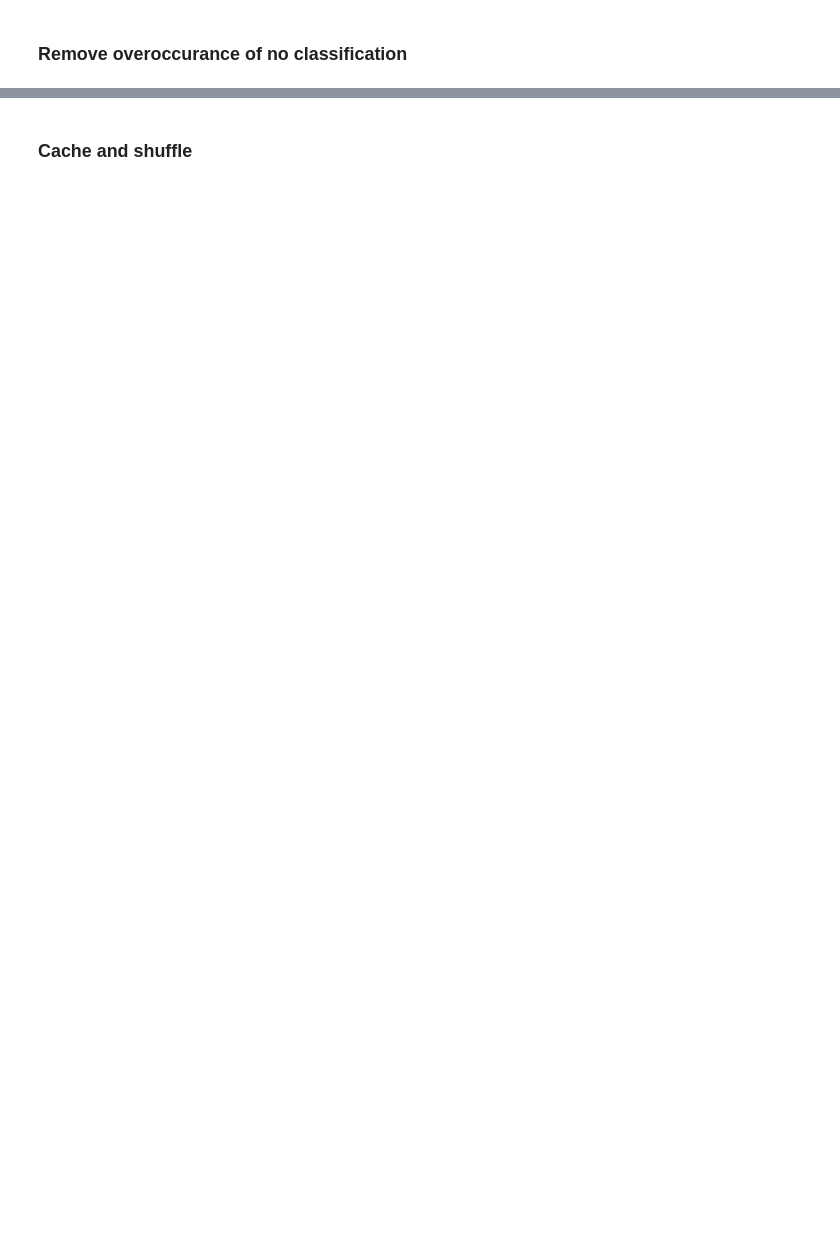
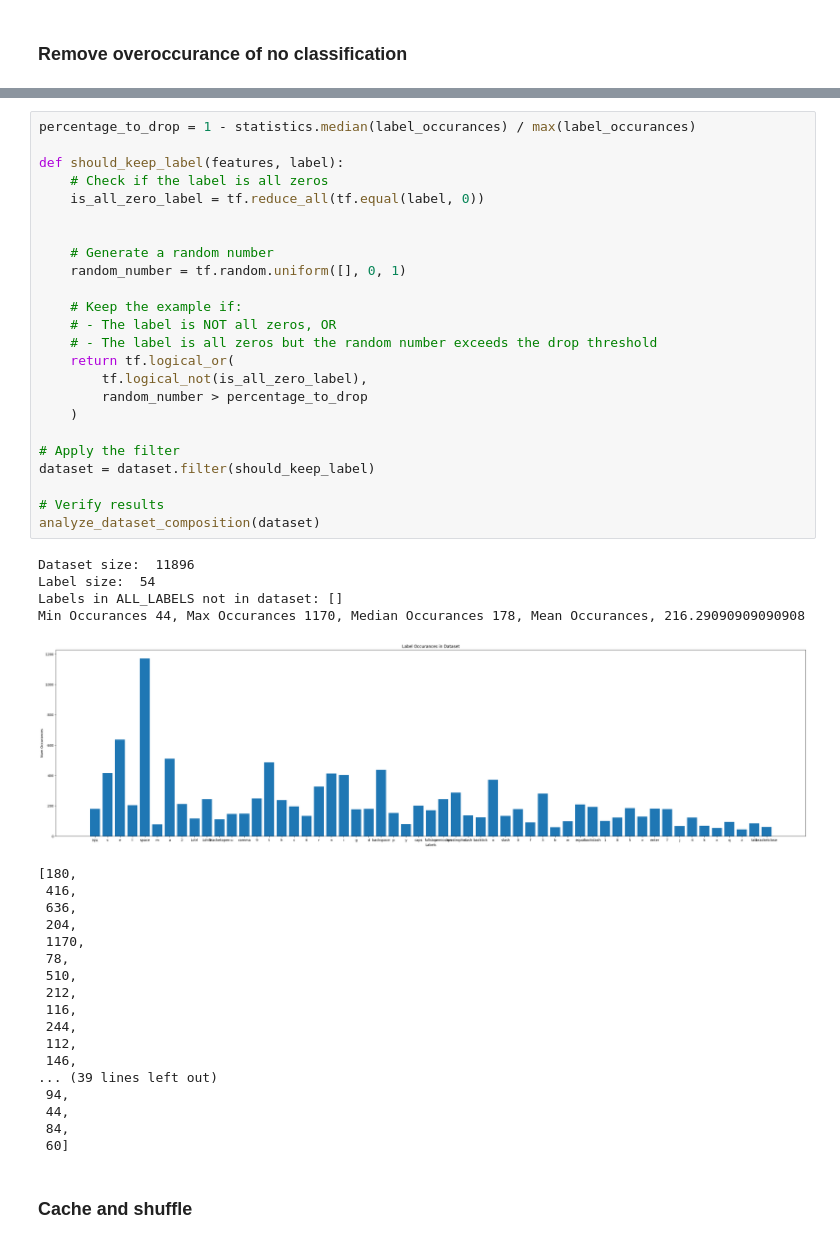
Before and after one commit to IConnC/Acoustic-Keylogger, a Jupyter notebook: data-manipulation/generate_Supp_Dataset.ipynb, the cells around one changed output, grey strips where cells are left out. Drawn from its saved outputs; the diff is of its cells as text; blank space fills up the shorter version.

```diff
--- a/data-manipulation/generate_Supp_Dataset.ipynb
+++ b/data-manipulation/generate_Supp_Dataset.ipynb
@@ -347,3 +353,50 @@ Labels in ALL_LABELS but not in my labels: [b'equal']
+# %%
+percentage_to_drop = 1 - statistics.median(label_occurances) / max(label_occurances)
+
+def should_keep_label(features, label):
+    # Check if the label is all zeros
+    is_all_zero_label = tf.reduce_all(tf.equal(label, 0))
+
+
+    # Generate a random number
+    random_number = tf.random.uniform([], 0, 1)
+
+    # Keep the example if:
+    # - The label is NOT all zeros, OR
+    # - The label is all zeros but the random number exceeds the drop threshold
+    return tf.logical_or(
+        tf.logical_not(is_all_zero_label),
+        random_number > percentage_to_drop
+    )
+
+# Apply the filter
+dataset = dataset.filter(should_keep_label)
+
+# Verify results
+analyze_dataset_composition(dataset)
+# %% [output]
+Dataset size:  11896
+Label size:  54
+Labels in ALL_LABELS not in dataset: []
+Min Occurances 44, Max Occurances 1170, Median Occurances 178, Mean Occurances, 216.29090909090908
+[figure, added]
+[180,
+ 416,
+ 636,
+ 204,
+ 1170,
+ 78,
+ 510,
+ 212,
+ 116,
+ 244,
+ 112,
+ 146,
+... (39 lines left out)
+ 94,
+ 44,
+ 84,
+ 60]
 # %% [markdown]
 ### Cache and shuffle
 # %%
```
Also changed, not shown: parts of 12 cells of this notebook.
